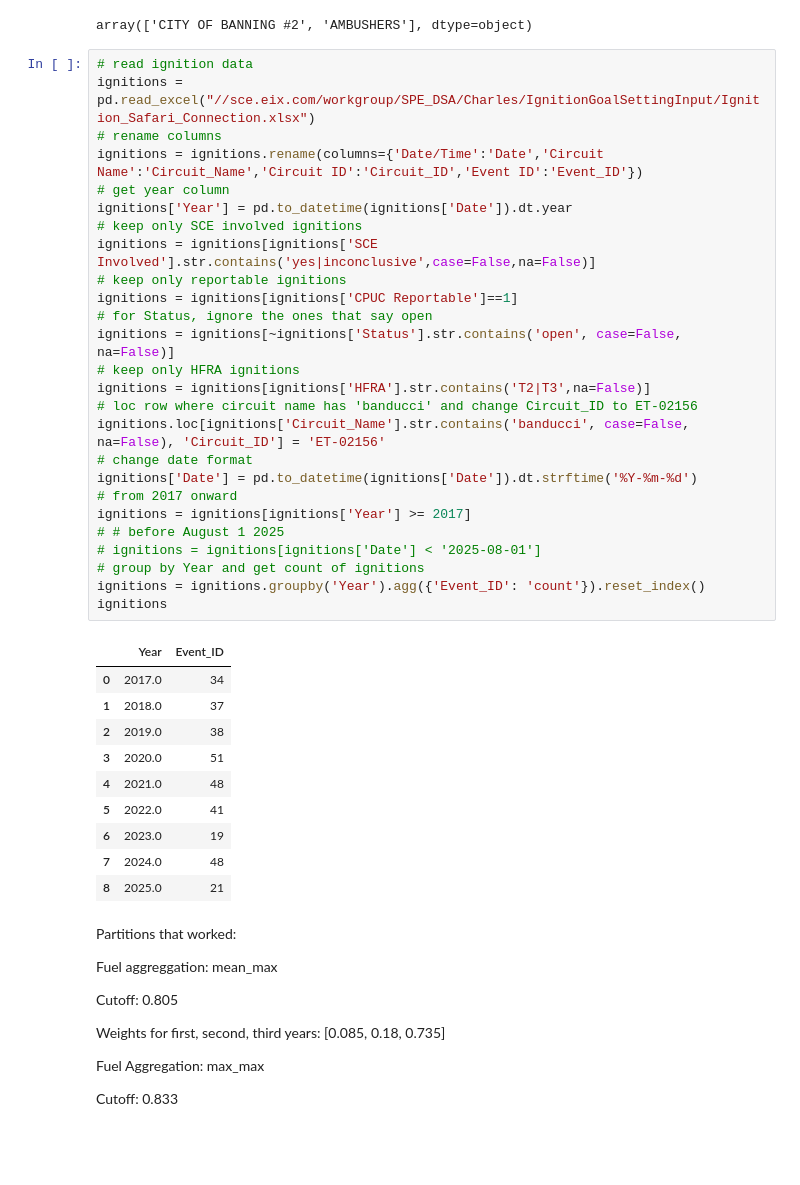
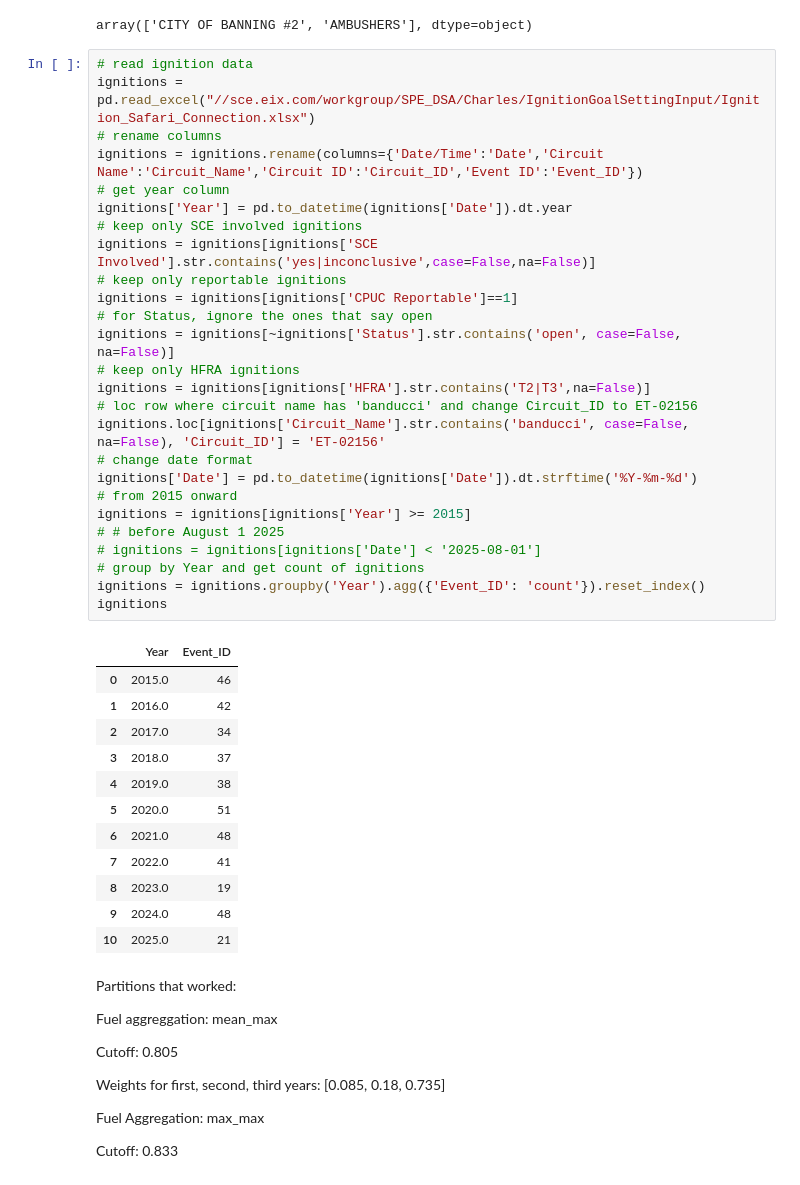
Before and after one commit to charliet202020/Ignition-Goal-Setting-Github, a Jupyter notebook: Circuit_Level_Analysis_Distribution_Only.ipynb, the cells around one changed output. Saved outputs shown, nothing was run; the diff lists cells and outputs as text; blank space fills up the shorter version.

```diff
--- a/Circuit_Level_Analysis_Distribution_Only.ipynb
+++ b/Circuit_Level_Analysis_Distribution_Only.ipynb
@@ -176,40 +176,42 @@ array(['CITY OF BANNING #2', 'AMBUSHERS'], dtype=object)
 # %%
 # read ignition data
 ignitions = pd.read_excel("//sce.eix.com/workgroup/SPE_DSA/Charles/IgnitionGoalSettingInput/Ignition_Safari_Connection.xlsx")
 # rename columns
 ignitions = ignitions.rename(columns={'Date/Time':'Date','Circuit Name':'Circuit_Name','Circuit ID':'Circuit_ID','Event ID':'Event_ID'})
 # get year column
 ignitions['Year'] = pd.to_datetime(ignitions['Date']).dt.year
 # keep only SCE involved ignitions
 ignitions = ignitions[ignitions['SCE Involved'].str.contains('yes|inconclusive',case=False,na=False)]
 # keep only reportable ignitions
 ignitions = ignitions[ignitions['CPUC Reportable']==1]
 # for Status, ignore the ones that say open
 ignitions = ignitions[~ignitions['Status'].str.contains('open', case=False, na=False)]
 # keep only HFRA ignitions
 ignitions = ignitions[ignitions['HFRA'].str.contains('T2|T3',na=False)]
 # loc row where circuit name has 'banducci' and change Circuit_ID to ET-02156
 ignitions.loc[ignitions['Circuit_Name'].str.contains('banducci', case=False, na=False), 'Circuit_ID'] = 'ET-02156'
 # change date format
 ignitions['Date'] = pd.to_datetime(ignitions['Date']).dt.strftime('%Y-%m-%d')
-# from 2017 onward
-ignitions = ignitions[ignitions['Year'] >= 2017]
+# from 2015 onward
+ignitions = ignitions[ignitions['Year'] >= 2015]
 # # before August 1 2025
 # ignitions = ignitions[ignitions['Date'] < '2025-08-01']
 # group by Year and get count of ignitions
 ignitions = ignitions.groupby('Year').agg({'Event_ID': 'count'}).reset_index()
 ignitions
 # %% [output]
 |  | Year | Event_ID |
-| 0 | 2017.0 | 34 |
-| 1 | 2018.0 | 37 |
-| 2 | 2019.0 | 38 |
-| 3 | 2020.0 | 51 |
-| 4 | 2021.0 | 48 |
-| 5 | 2022.0 | 41 |
-| 6 | 2023.0 | 19 |
-| 7 | 2024.0 | 48 |
-| 8 | 2025.0 | 21 |
+| 0 | 2015.0 | 46 |
+| 1 | 2016.0 | 42 |
+| 2 | 2017.0 | 34 |
+| 3 | 2018.0 | 37 |
+| 4 | 2019.0 | 38 |
+| 5 | 2020.0 | 51 |
+| 6 | 2021.0 | 48 |
+| 7 | 2022.0 | 41 |
+| 8 | 2023.0 | 19 |
+| 9 | 2024.0 | 48 |
+| 10 | 2025.0 | 21 |
 # %% [markdown]
 Partitions that worked:
 
```
Also changed, not shown: parts of 46 cells of this notebook.
